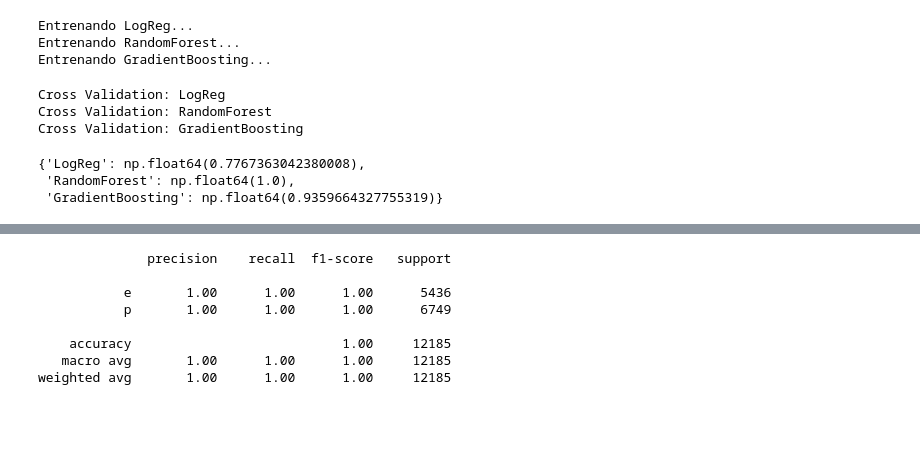
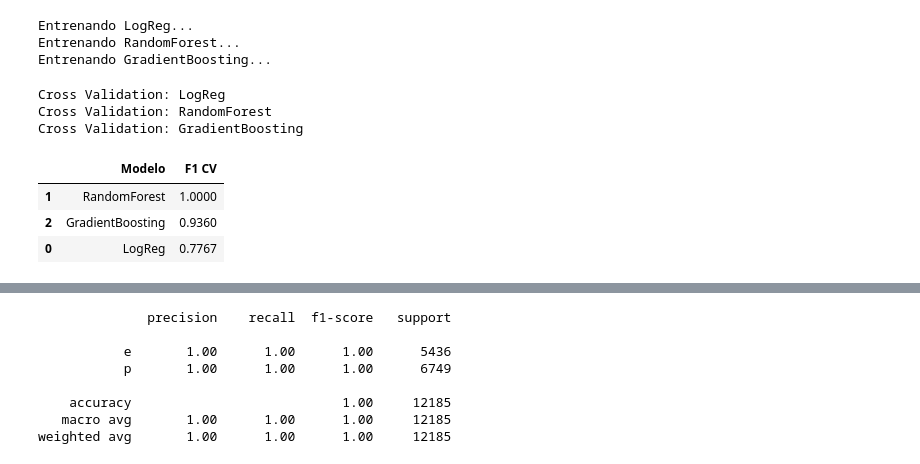
Before and after one commit to Bootcamp-DA-P2/DA-project-classification-Grupo-1, a Jupyter notebook: notebooks/02_modelo_clasificacion.ipynb, the cells around one changed output, grey strips where cells are left out. Saved outputs shown, nothing was run; the diff lists cells and outputs as text; code cells hidden in the pictures; blank space fills up the shorter version.

```diff
--- a/notebooks/02_modelo_clasificacion.ipynb
+++ b/notebooks/02_modelo_clasificacion.ipynb
@@ -69,29 +70,43 @@ Entrenando GradientBoosting...
 # %%
 cv_results = {}
 
 for name, pipe in pipelines.items():
 
     print(f"Cross Validation: {name}")
 
     scores = cross_val_score(
         pipe,
         X_train,
         y_train,
         cv=3,
         scoring="f1_macro",
         n_jobs=-1
     )
 
     cv_results[name] = scores.mean()
 
-cv_results
+# Mostrar resultados ordenados
+cv_results_df = pd.DataFrame(
+    cv_results.items(),
+    columns=["Modelo", "F1 CV"]
+)
+
+cv_results_df["F1 CV"] = cv_results_df["F1 CV"].round(4)
+
+cv_results_df = cv_results_df.sort_values(
+    "F1 CV",
+    ascending=False
+)
+
+cv_results_df
 # %% [output]
 Cross Validation: LogReg
 Cross Validation: RandomForest
 Cross Validation: GradientBoosting
-{'LogReg': np.float64(0.7767363042380008),
- 'RandomForest': np.float64(1.0),
- 'GradientBoosting': np.float64(0.9359664327755319)}
+|  | Modelo | F1 CV |
+| 1 | RandomForest | 1.0000 |
+| 2 | GradientBoosting | 0.9360 |
+| 0 | LogReg | 0.7767 |
 # %%
 predictions = {}
 
```
Also changed, not shown: parts of 13 cells of this notebook.
